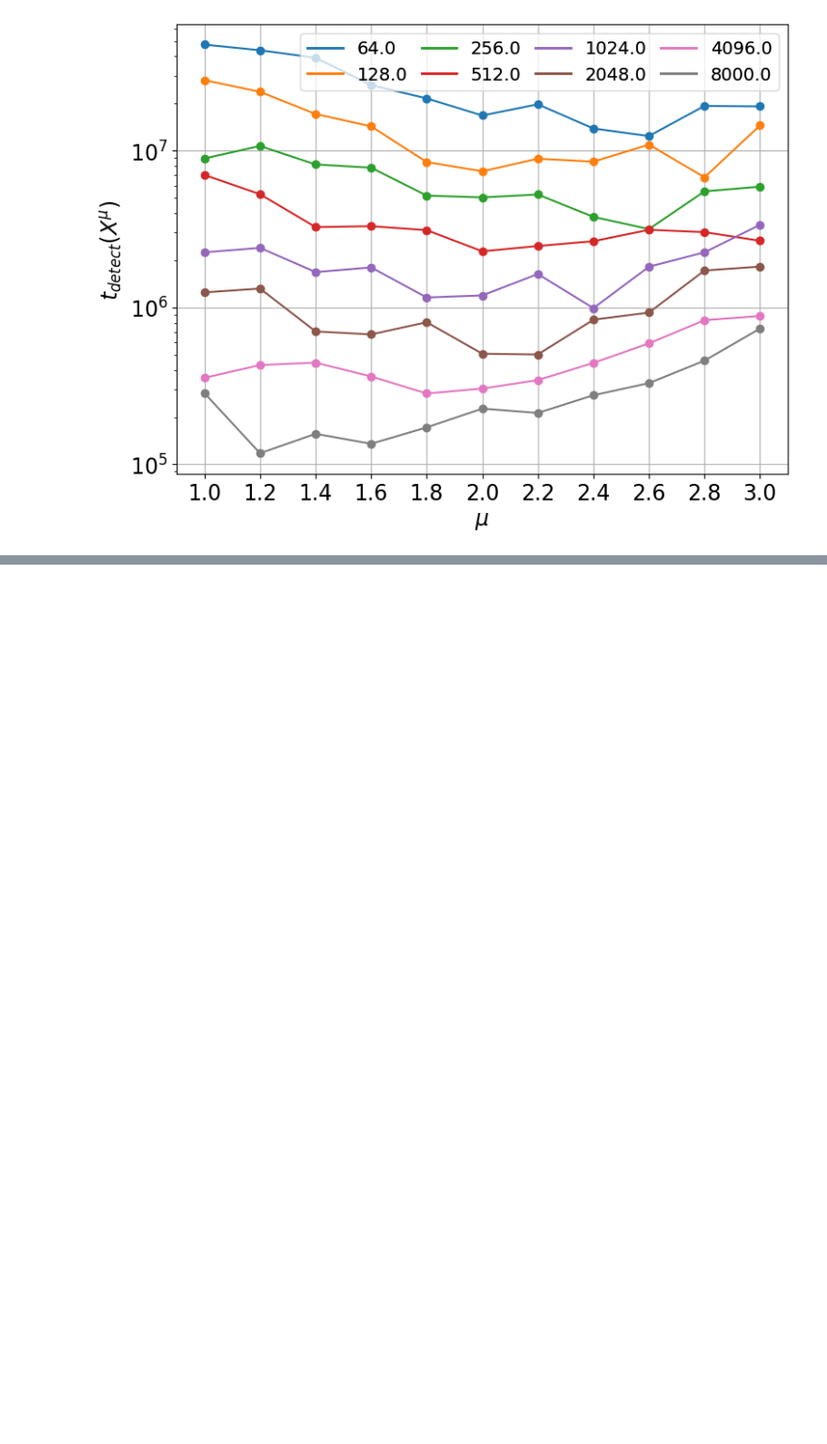
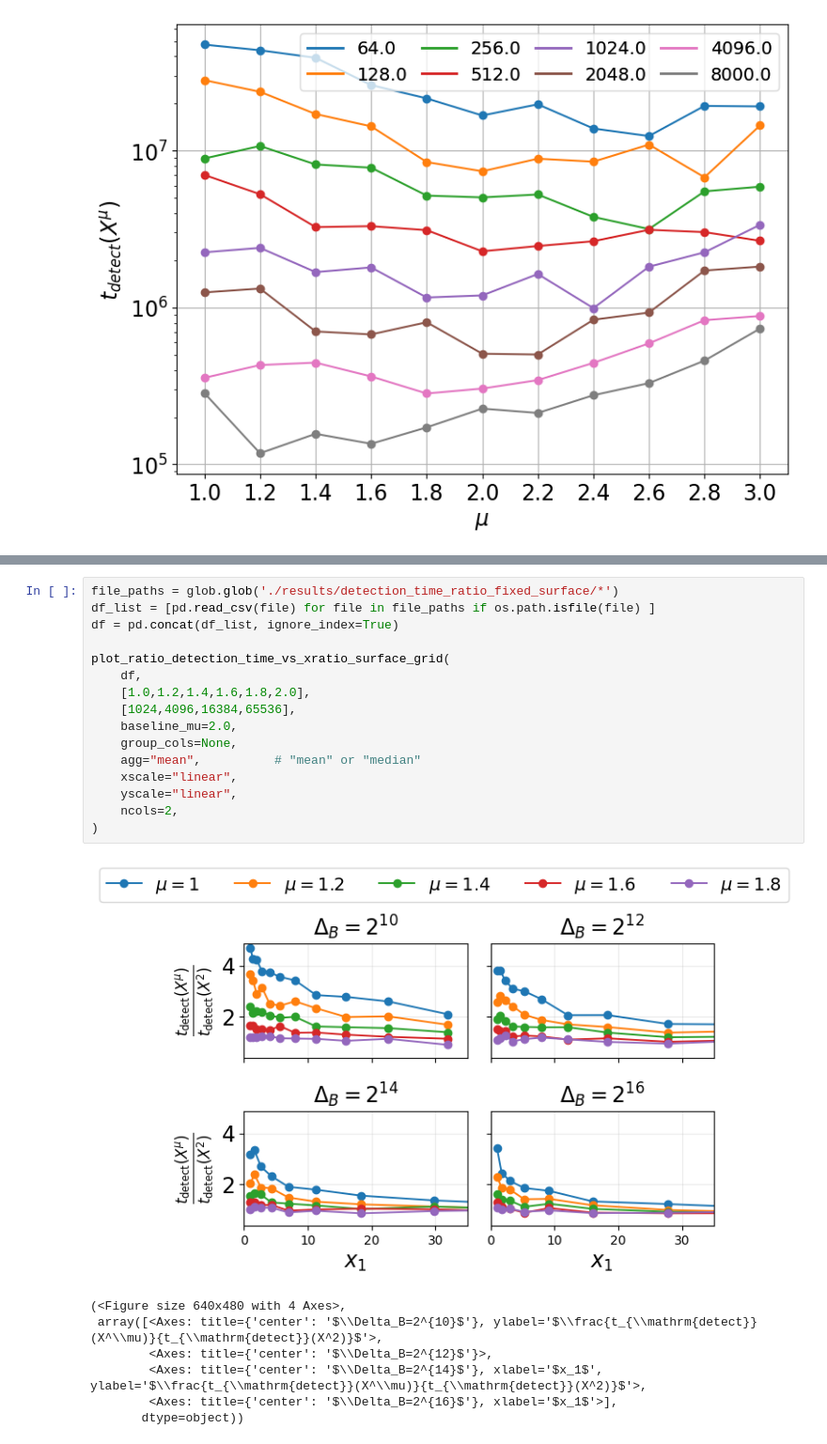
Before and after one commit to MatteoStromieri/3D-levy-walks, a Jupyter notebook: data-analysis.ipynb, the cells around one changed output, grey strips where cells are left out. Shown at 94% size. Drawn from its saved outputs; the diff is of its cells as text; blank space fills up the shorter version.

```diff
--- a/data-analysis.ipynb
+++ b/data-analysis.ipynb
@@ -705,0 +824,24 @@ plot_detection_vs_mu_for_all_surface(df, fixed_n=1, fixed_n_volume=134217728, fi
+# %%
+file_paths = glob.glob('./results/detection_time_ratio_fixed_surface/*')
+df_list = [pd.read_csv(file) for file in file_paths if os.path.isfile(file) ]
+df = pd.concat(df_list, ignore_index=True)
+
+plot_ratio_detection_time_vs_xratio_surface_grid(
+    df,
+    [1.0,1.2,1.4,1.6,1.8,2.0],
+    [1024,4096,16384,65536],
+    baseline_mu=2.0,
+    group_cols=None,
+    agg="mean",          # "mean" or "median"
+    xscale="linear",
+    yscale="linear",
+    ncols=2,
+)
+# %% [output]
+[figure, added]
+(<Figure size 640x480 with 4 Axes>,
+ array([<Axes: title={'center': '$\\Delta_B=2^{10}$'}, ylabel='$\\frac{t_{\\mathrm{detect}}(X^\\mu)}{t_{\\mathrm{detect}}(X^2)}$'>,
+        <Axes: title={'center': '$\\Delta_B=2^{12}$'}>,
+        <Axes: title={'center': '$\\Delta_B=2^{14}$'}, xlabel='$x_1$', ylabel='$\\frac{t_{\\mathrm{detect}}(X^\\mu)}{t_{\\mathrm{detect}}(X^2)}$'>,
+        <Axes: title={'center': '$\\Delta_B=2^{16}$'}, xlabel='$x_1$'>],
+       dtype=object))
```
Also changed, not shown: parts of 7 cells of this notebook, 21 other files.
